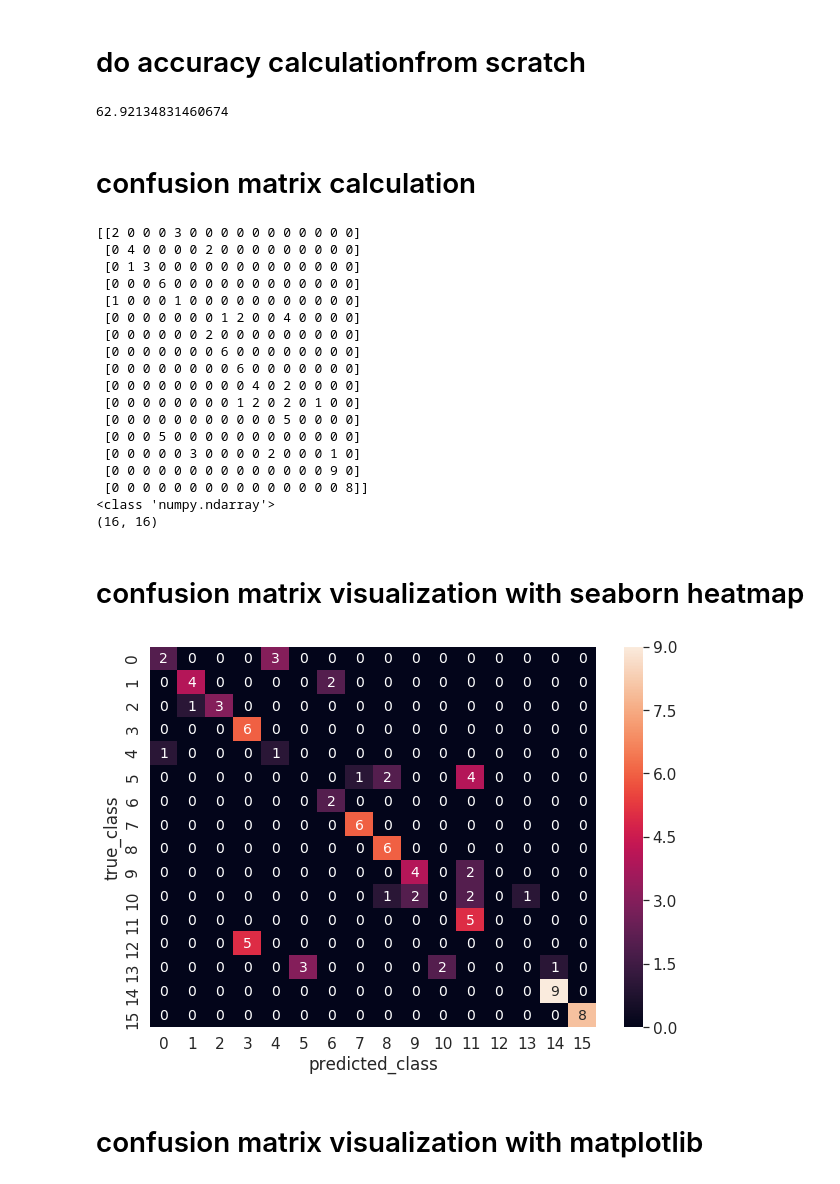
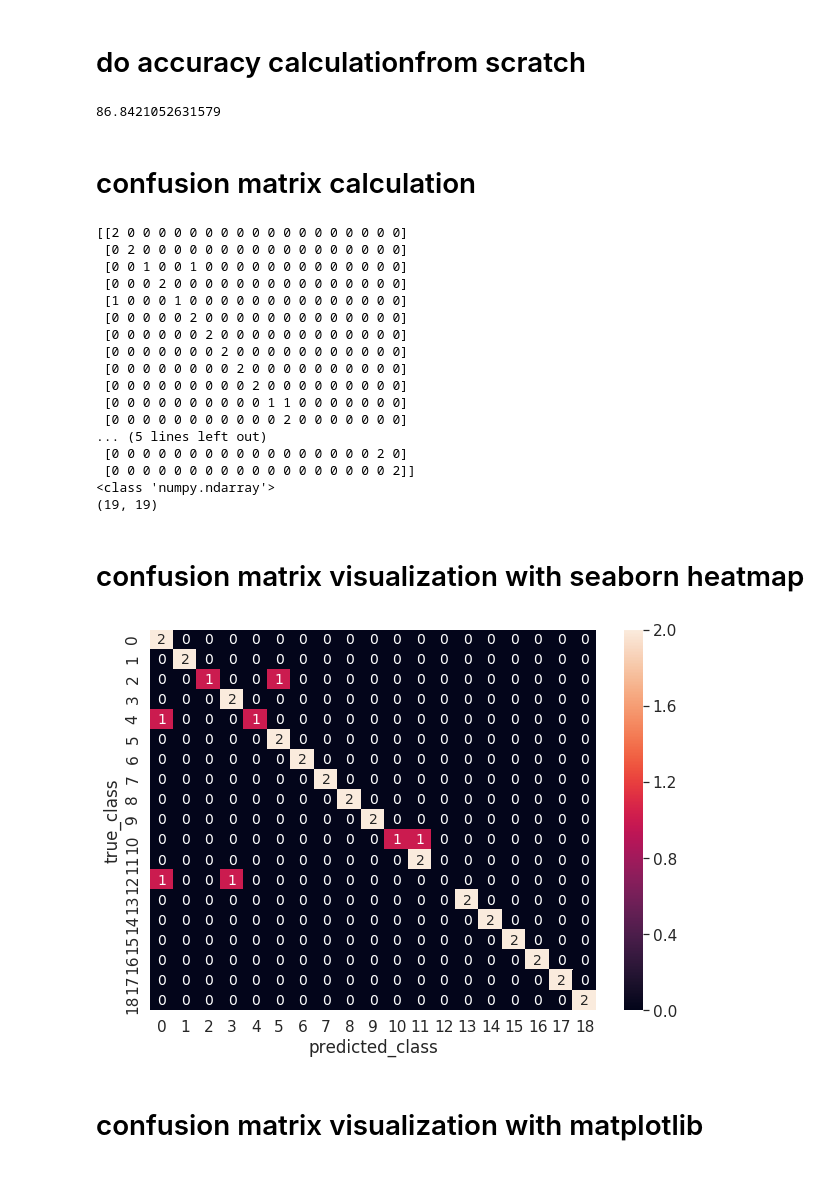
Before and after one commit to atifkarim/Implementation-of-Image-Perception-System-for-Kitchen-Utensils, a Jupyter notebook: classification_UE4_image/UE4_image_classification.ipynb, the cells around one changed output. Drawn from its saved outputs; the diff is of its cells as text; code cells hidden in the pictures.

```diff
--- a/classification_UE4_image/UE4_image_classification.ipynb
+++ b/classification_UE4_image/UE4_image_classification.ipynb
@@ -69,7 +69,7 @@ def get_class(img_path):
 # %%
 imgs = []
 labels = []
-root_dir = '/home/atif/machine_learning_stuff/ml_image/train_image_AI/'
+root_dir = "/home/atif/machine_learning_stuff/ml_image/train_image_classification_better_resolution/crop/"
 #path='/home/atif/training_by_several_learning_process/flower_photos/00000/'
 
 #all_img_paths = glob.glob(path+ '5547758_eea9edfd54_n_000.jpg')
@@ -274,7 +275,6 @@ plt.title('model accuracy')
 plt.ylabel('accuracy')
 plt.xlabel('epoch')
 plt.legend(['train_accuracy', 'validation_accuracy'], loc='best')
-plt.rcParams['figure.figsize'] =(20,10)
 # plt.savefig(path+str(current_time)+'_epoch_vs_accuracy.jpg')
 # plt.show()
 
@@ -290,6 +290,7 @@ plt.ylabel('loss')
 plt.xlabel('epoch')
 plt.legend(['train_loss', 'validation_loss'], loc='best')
 # plt.savefig(path+str(current_time)+'_epoch_vs_loss.jpg')
+plt.rcParams['figure.figsize'] =(12,5)
 plt.show()
 # %% [output]
 dict_keys(['val_loss', 'val_acc', 'loss', 'acc'])
@@ -301,12 +302,12 @@ dict_keys(['val_loss', 'val_acc', 'loss', 'acc'])
 # %%
 from keras.models import load_model
 # model = load_model('/home/atif/machine_learning_stuff/model_file_keras/general_2_sep_ep_30_epoch.h5')
-model = load_model(path+'2019-10-15 09:01:44_new_model_epoch_2.h5')
+model = load_model(path+'2019-10-21 17:51:48_new_model_epoch_50.h5')
 # %% [markdown]
 # Check total accuracy of the model using all test images
 # %%
 import pandas as pd
-test = pd.read_csv('/home/atif/machine_learning_stuff/ml_image/test_image_keras_IAI.csv',sep=';')
+test = pd.read_csv('/home/atif/machine_learning_stuff/ml_image/test_file_same_number.csv',sep=';')
 # test_image_path =  '/home/atif/machine_learning_stuff/ml_image/test_image_crop/'
 
 X_test = []
@@ -413,7 +399,7 @@ wrong_count 33
 accuracy = (right_count/y_pred.shape[0])*100
 print(accuracy)
 # %% [output]
-62.92134831460674
+86.8421052631579
 # %% [markdown]
 # confusion matrix calculation
 # %%
@@ -423,44 +409,43 @@ print(results)
 print(type(results))
 print(results.shape)
 # %% [output]
-[[2 0 0 0 3 0 0 0 0 0 0 0 0 0 0 0]
- [0 4 0 0 0 0 2 0 0 0 0 0 0 0 0 0]
- [0 1 3 0 0 0 0 0 0 0 0 0 0 0 0 0]
- [0 0 0 6 0 0 0 0 0 0 0 0 0 0 0 0]
- [1 0 0 0 1 0 0 0 0 0 0 0 0 0 0 0]
- [0 0 0 0 0 0 0 1 2 0 0 4 0 0 0 0]
- [0 0 0 0 0 0 2 0 0 0 0 0 0 0 0 0]
- [0 0 0 0 0 0 0 6 0 0 0 0 0 0 0 0]
- [0 0 0 0 0 0 0 0 6 0 0 0 0 0 0 0]
- [0 0 0 0 0 0 0 0 0 4 0 2 0 0 0 0]
- [0 0 0 0 0 0 0 0 1 2 0 2 0 1 0 0]
- [0 0 0 0 0 0 0 0 0 0 0 5 0 0 0 0]
- [0 0 0 5 0 0 0 0 0 0 0 0 0 0 0 0]
- [0 0 0 0 0 3 0 0 0 0 2 0 0 0 1 0]
- [0 0 0 0 0 0 0 0 0 0 0 0 0 0 9 0]
- [0 0 0 0 0 0 0 0 0 0 0 0 0 0 0 8]]
+[[2 0 0 0 0 0 0 0 0 0 0 0 0 0 0 0 0 0 0]
+ [0 2 0 0 0 0 0 0 0 0 0 0 0 0 0 0 0 0 0]
+ [0 0 1 0 0 1 0 0 0 0 0 0 0 0 0 0 0 0 0]
+ [0 0 0 2 0 0 0 0 0 0 0 0 0 0 0 0 0 0 0]
+ [1 0 0 0 1 0 0 0 0 0 0 0 0 0 0 0 0 0 0]
+ [0 0 0 0 0 2 0 0 0 0 0 0 0 0 0 0 0 0 0]
+ [0 0 0 0 0 0 2 0 0 0 0 0 0 0 0 0 0 0 0]
+ [0 0 0 0 0 0 0 2 0 0 0 0 0 0 0 0 0 0 0]
+ [0 0 0 0 0 0 0 0 2 0 0 0 0 0 0 0 0 0 0]
+ [0 0 0 0 0 0 0 0 0 2 0 0 0 0 0 0 0 0 0]
+ [0 0 0 0 0 0 0 0 0 0 1 1 0 0 0 0 0 0 0]
+ [0 0 0 0 0 0 0 0 0 0 0 2 0 0 0 0 0 0 0]
+... (5 lines left out)
+ [0 0 0 0 0 0 0 0 0 0 0 0 0 0 0 0 0 2 0]
+ [0 0 0 0 0 0 0 0 0 0 0 0 0 0 0 0 0 0 2]]
 <class 'numpy.ndarray'>
-(16, 16)
+(19, 19)
 # %% [markdown]
 # confusion matrix visualization with seaborn heatmap
 # %%
 import seaborn as sn
 import pandas as pd
 import matplotlib.pyplot as plt
 
-df_cm = pd.DataFrame(results, range(16),
-                  range(16))
+df_cm = pd.DataFrame(results, range(19),
+                  range(19))
 plt.figure(figsize = (10,7))
 plt.tight_layout()
 sn.set(font_scale=1.4)#for label size
 
 ax = sn.heatmap(df_cm, annot=True,annot_kws={"size": 14},xticklabels=True, yticklabels=True)# font size
 ax.set(xlabel='predicted_class', ylabel='true_class')
-ax.set_ylim(16)
+ax.set_ylim(19)
 figure = ax.get_figure()
 # figure.savefig('12_sep_general_new_model_no_augmentation_confusion.png', dpi=400)
 # %% [output]
-[figure, old version]
+[figure, new version]
 # %% [markdown]
 # confusion matrix visualization with matplotlib
 # %%
```
Also changed, not shown: parts of 14 cells of this notebook.
